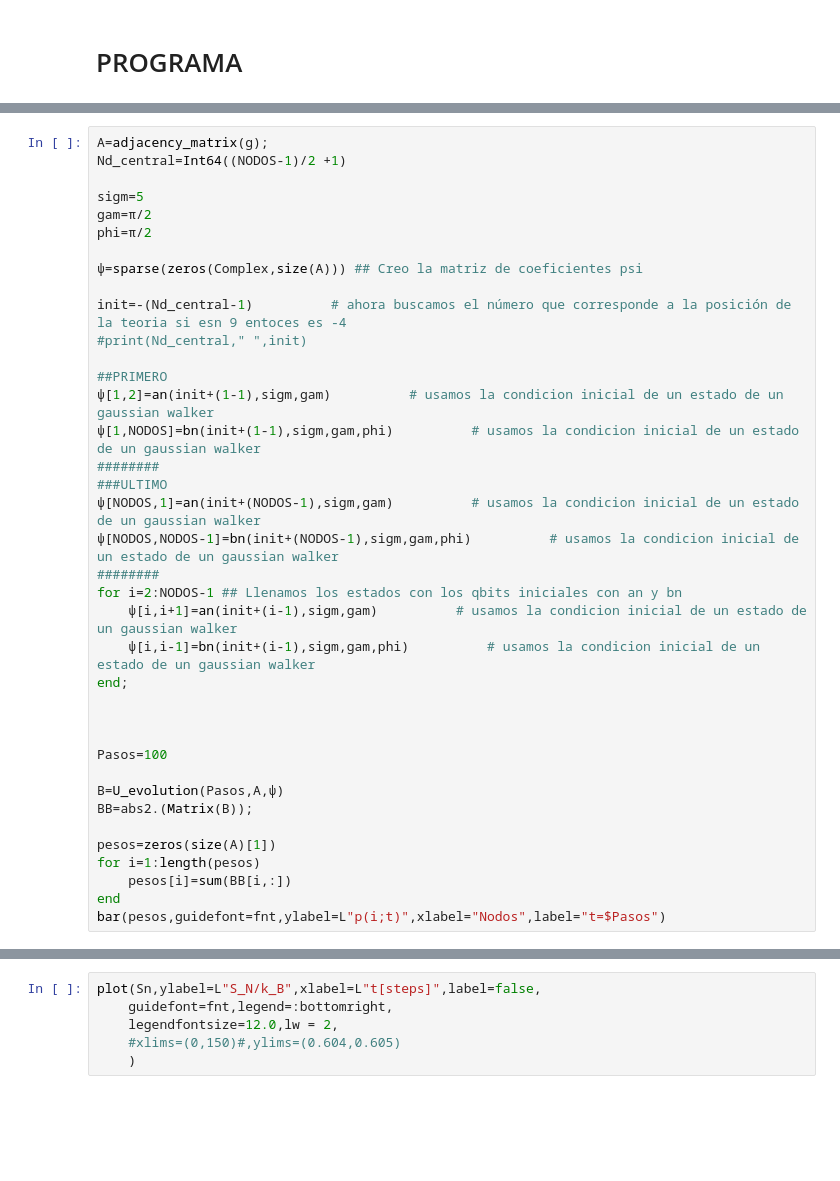
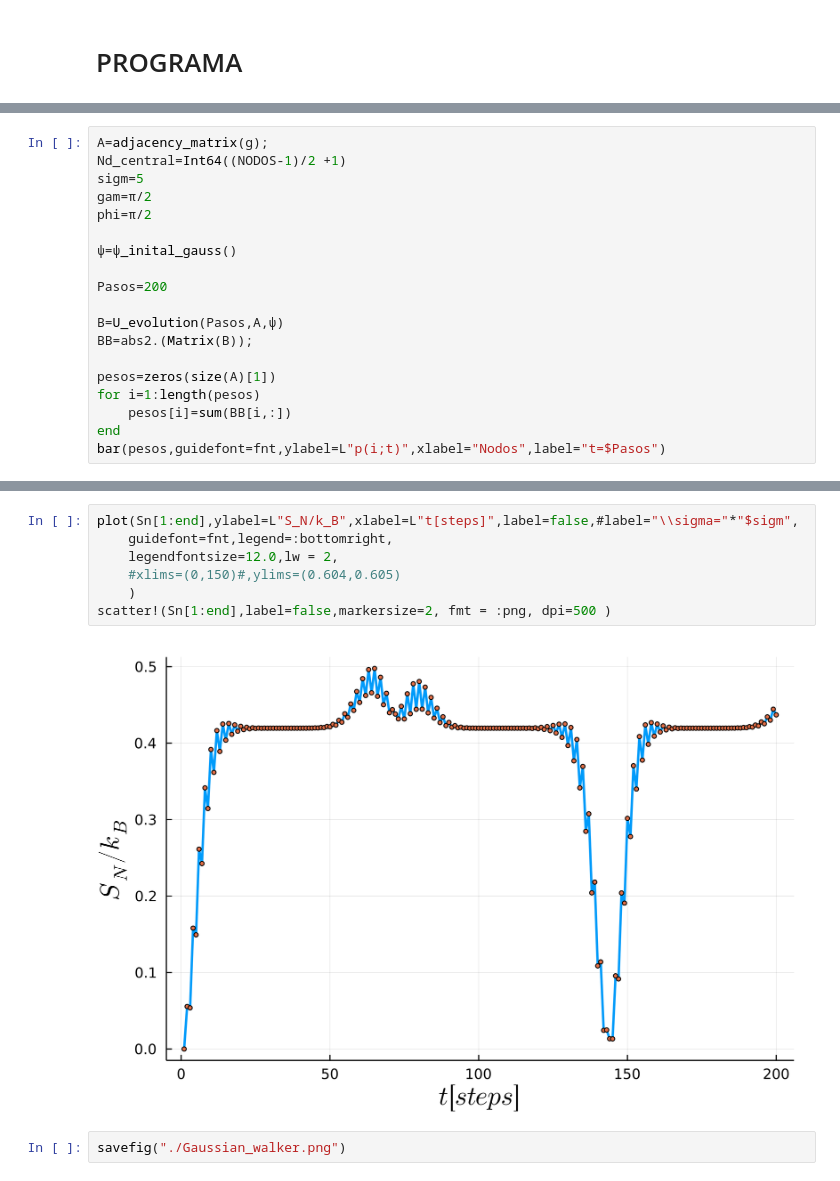
Before and after one commit to sebastiao239/quantum-walks-julia, a Jupyter notebook: Anillo/Quantum_Walk_Network_ENTROPIA_Q_Gaussian.ipynb, the cells around one changed output, grey strips where cells are left out. Cells and saved outputs as stored; diff of their text form; blank space fills up the shorter version.

```diff
--- a/Anillo/Quantum_Walk_Network_ENTROPIA_Q_Gaussian.ipynb
+++ b/Anillo/Quantum_Walk_Network_ENTROPIA_Q_Gaussian.ipynb
@@ -142,32 +199,13 @@ Compose.Context(BBox{l,t,r,b,w,h = 0.0w,0.0h, 1.0w,1.0h, 1.0w,1.0h}, Compose.Uni
 # %%
 A=adjacency_matrix(g);
 Nd_central=Int64((NODOS-1)/2 +1)
-
 sigm=5
 gam=π/2
 phi=π/2
 
-ψ=sparse(zeros(Complex,size(A))) ## Creo la matriz de coeficientes psi
+ψ=ψ_inital_gauss()
 
-init=-(Nd_central-1)          # ahora buscamos el número que corresponde a la posición de la teoria si esn 9 entoces es -4
-#print(Nd_central," ",init)
-
-##PRIMERO
-ψ[1,2]=an(init+(1-1),sigm,gam)          # usamos la condicion inicial de un estado de un gaussian walker
-ψ[1,NODOS]=bn(init+(1-1),sigm,gam,phi)          # usamos la condicion inicial de un estado de un gaussian walker
-########
-###ULTIMO
-ψ[NODOS,1]=an(init+(NODOS-1),sigm,gam)          # usamos la condicion inicial de un estado de un gaussian walker
-ψ[NODOS,NODOS-1]=bn(init+(NODOS-1),sigm,gam,phi)          # usamos la condicion inicial de un estado de un gaussian walker
-########
-for i=2:NODOS-1 ## Llenamos los estados con los qbits iniciales con an y bn
-    ψ[i,i+1]=an(init+(i-1),sigm,gam)          # usamos la condicion inicial de un estado de un gaussian walker
-    ψ[i,i-1]=bn(init+(i-1),sigm,gam,phi)          # usamos la condicion inicial de un estado de un gaussian walker
-end;
-
-
-
-Pasos=100
+Pasos=200
 
 B=U_evolution(Pasos,A,ψ)
 BB=abs2.(Matrix(B));
@@ -206,8 +263,13 @@ for i=1:n
     end
 end
 # %%
-plot(Sn,ylabel=L"S_N/k_B",xlabel=L"t[steps]",label=false,
+plot(Sn[1:end],ylabel=L"S_N/k_B",xlabel=L"t[steps]",label=false,#label="\\sigma="*"$sigm",
     guidefont=fnt,legend=:bottomright,
     legendfontsize=12.0,lw = 2,
     #xlims=(0,150)#,ylims=(0.604,0.605)
     )
+scatter!(Sn[1:end],label=false,markersize=2, fmt = :png, dpi=500 )
+# %% [output]
+[figure, added]
+# %%
+savefig("./Gaussian_walker.png")
```
Also changed, not shown: parts of 10 cells of this notebook, 24 other files.
